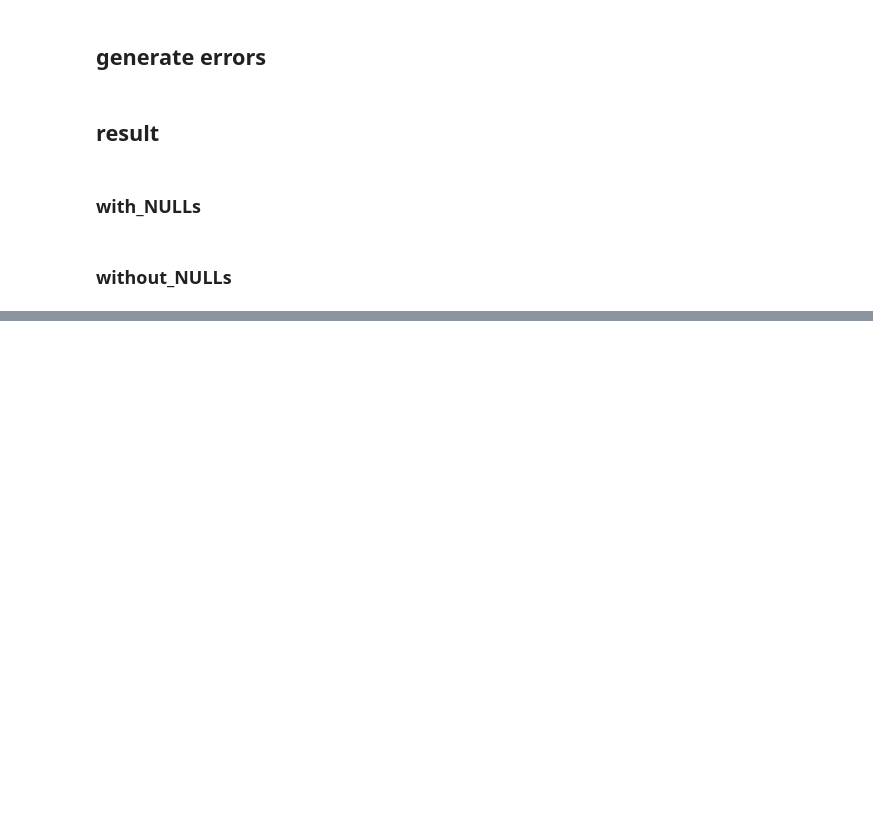
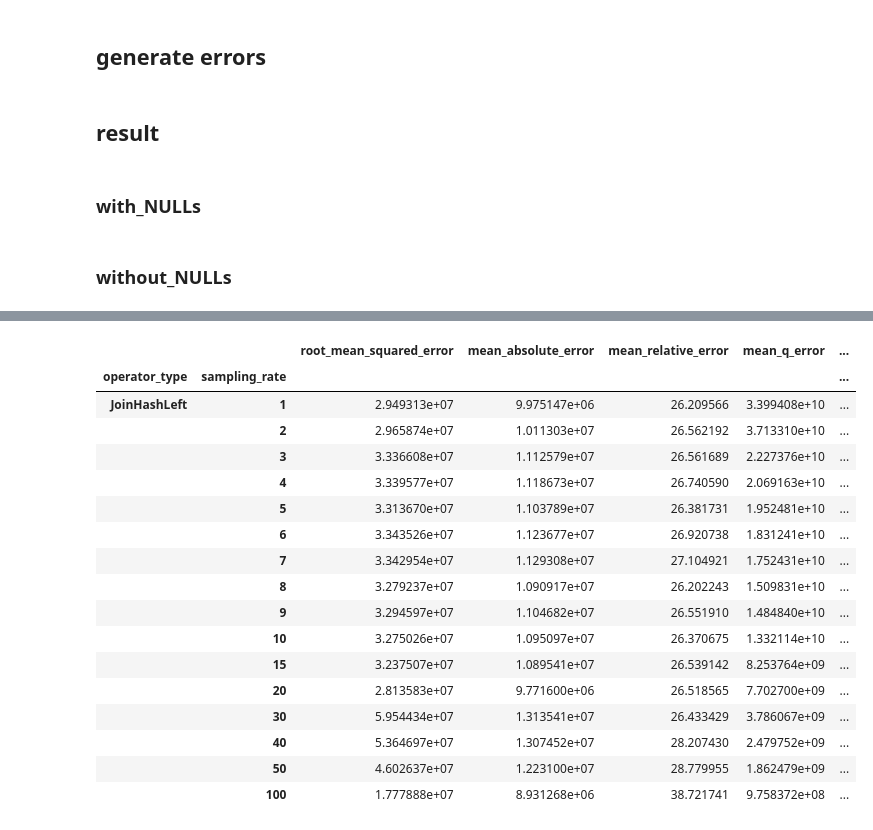
Before and after one commit to rrcomtech/hyrise-histograms, a Jupyter notebook: jupyter/generate_error_table_sampled.ipynb, the cells around one changed output, grey strips where cells are left out. Saved outputs shown, nothing was run; the diff lists cells and outputs as text; code cells hidden in the pictures; blank space fills up the shorter version.

```diff
--- a/jupyter/generate_error_table_sampled.ipynb
+++ b/jupyter/generate_error_table_sampled.ipynb
@@ -77,3 +176,24 @@ for operator in pd.unique(df_with_errors.operator_type):
+# %%
+results[0]
+# %% [output]
+|  |  | root_mean_squared_error | mean_absolute_error | mean_relative_error | mean_q_error | ... |
+| operator_type | sampling_rate |  |  |  |  | ... |
+| JoinHashLeft | 1 | 2.949313e+07 | 9.975147e+06 | 26.209566 | 3.399408e+10 | ... |
+|  | 2 | 2.965874e+07 | 1.011303e+07 | 26.562192 | 3.713310e+10 | ... |
+|  | 3 | 3.336608e+07 | 1.112579e+07 | 26.561689 | 2.227376e+10 | ... |
+|  | 4 | 3.339577e+07 | 1.118673e+07 | 26.740590 | 2.069163e+10 | ... |
+|  | 5 | 3.313670e+07 | 1.103789e+07 | 26.381731 | 1.952481e+10 | ... |
+|  | 6 | 3.343526e+07 | 1.123677e+07 | 26.920738 | 1.831241e+10 | ... |
+|  | 7 | 3.342954e+07 | 1.129308e+07 | 27.104921 | 1.752431e+10 | ... |
+|  | 8 | 3.279237e+07 | 1.090917e+07 | 26.202243 | 1.509831e+10 | ... |
+|  | 9 | 3.294597e+07 | 1.104682e+07 | 26.551910 | 1.484840e+10 | ... |
+|  | 10 | 3.275026e+07 | 1.095097e+07 | 26.370675 | 1.332114e+10 | ... |
+|  | 15 | 3.237507e+07 | 1.089541e+07 | 26.539142 | 8.253764e+09 | ... |
+|  | 20 | 2.813583e+07 | 9.771600e+06 | 26.518565 | 7.702700e+09 | ... |
+|  | 30 | 5.954434e+07 | 1.313541e+07 | 26.433429 | 3.786067e+09 | ... |
+|  | 40 | 5.364697e+07 | 1.307452e+07 | 28.207430 | 2.479752e+09 | ... |
+|  | 50 | 4.602637e+07 | 1.223100e+07 | 28.779955 | 1.862479e+09 | ... |
+|  | 100 | 1.777888e+07 | 8.931268e+06 | 38.721741 | 9.758372e+08 | ... |
 # %%
 size_before = len(df)
 df = df.drop(df[df.real_output == 0].index)
```
Also changed, not shown: parts of 4 cells of this notebook, 2 other files.
